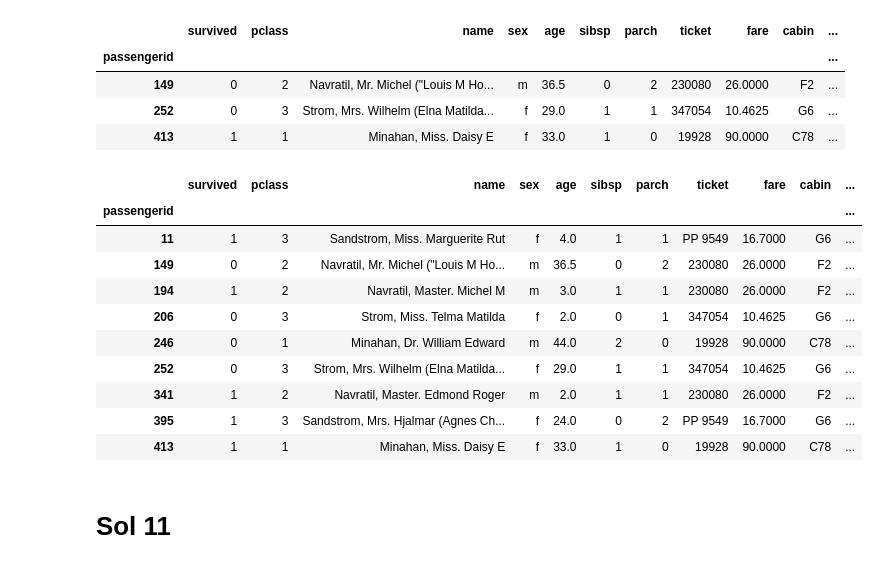
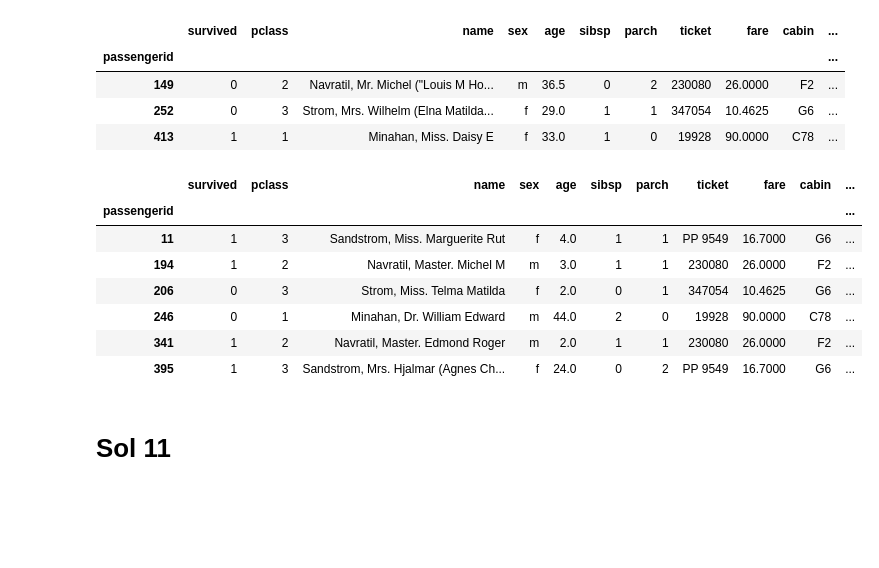
Before and after one commit to kiokroel/pp, a Jupyter notebook: pp_5.ipynb, the cells around one changed output. Cells and saved outputs as stored; diff of their text form; code cells hidden in the pictures; blank space fills up the shorter version.

```diff
--- a/pp_5.ipynb
+++ b/pp_5.ipynb
@@ -281,20 +296,17 @@ intersection
 | 252 | 0 | 3 | Strom, Mrs. Wilhelm (Elna Matilda... | f | 29.0 | 1 | 1 | 347054 | 10.4625 | G6 | ... |
 | 413 | 1 | 1 | Minahan, Miss. Daisy E | f | 33.0 | 1 | 0 | 19928 | 90.0000 | C78 | ... |
 # %%
-company = data[data['cabin'].isin(intersection['cabin'])]
+company = data[data['cabin'].isin(intersection['cabin'])][~(data['name'].isin(df['name']))]
 company
 # %% [output]
 |  | survived | pclass | name | sex | age | sibsp | parch | ticket | fare | cabin | ... |
 | passengerid |  |  |  |  |  |  |  |  |  |  | ... |
 | 11 | 1 | 3 | Sandstrom, Miss. Marguerite Rut | f | 4.0 | 1 | 1 | PP 9549 | 16.7000 | G6 | ... |
-| 149 | 0 | 2 | Navratil, Mr. Michel ("Louis M Ho... | m | 36.5 | 0 | 2 | 230080 | 26.0000 | F2 | ... |
 | 194 | 1 | 2 | Navratil, Master. Michel M | m | 3.0 | 1 | 1 | 230080 | 26.0000 | F2 | ... |
 | 206 | 0 | 3 | Strom, Miss. Telma Matilda | f | 2.0 | 0 | 1 | 347054 | 10.4625 | G6 | ... |
 | 246 | 0 | 1 | Minahan, Dr. William Edward | m | 44.0 | 2 | 0 | 19928 | 90.0000 | C78 | ... |
-| 252 | 0 | 3 | Strom, Mrs. Wilhelm (Elna Matilda... | f | 29.0 | 1 | 1 | 347054 | 10.4625 | G6 | ... |
 | 341 | 1 | 2 | Navratil, Master. Edmond Roger | m | 2.0 | 1 | 1 | 230080 | 26.0000 | F2 | ... |
 | 395 | 1 | 3 | Sandstrom, Mrs. Hjalmar (Agnes Ch... | f | 24.0 | 0 | 2 | PP 9549 | 16.7000 | G6 | ... |
-| 413 | 1 | 1 | Minahan, Miss. Daisy E | f | 33.0 | 1 | 0 | 19928 | 90.0000 | C78 | ... |
 # %% [markdown]
 # Sol 11
 # %%
```
Also changed, not shown: parts of 7 cells of this notebook.
